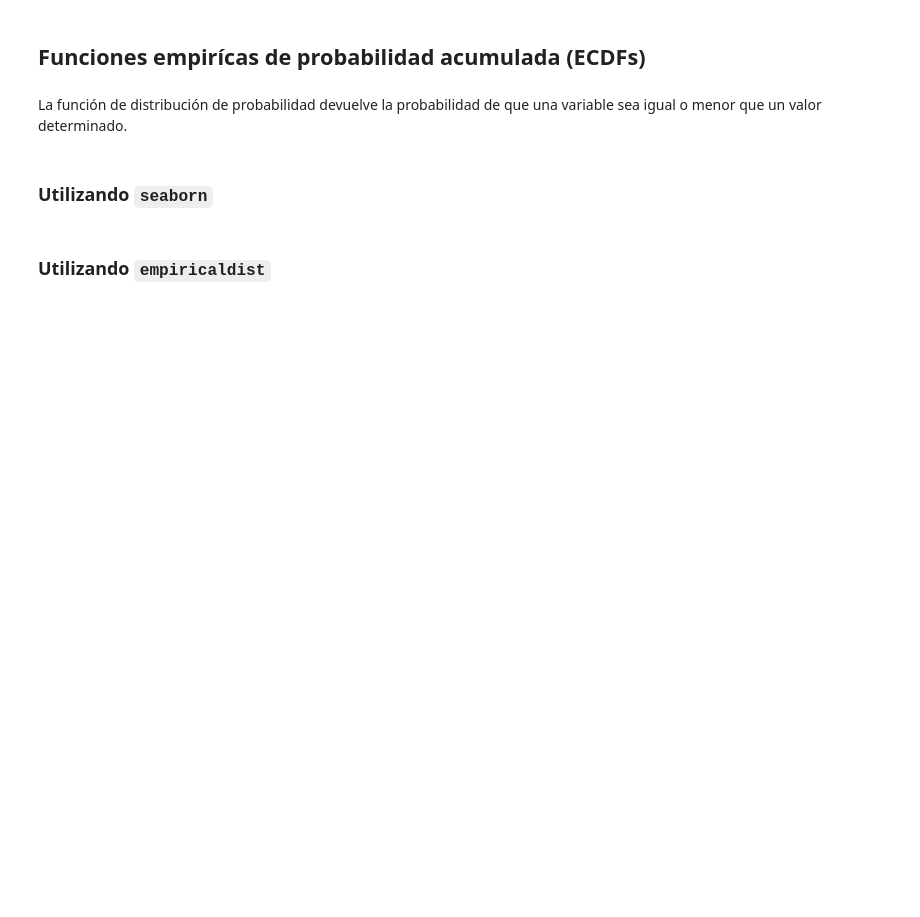
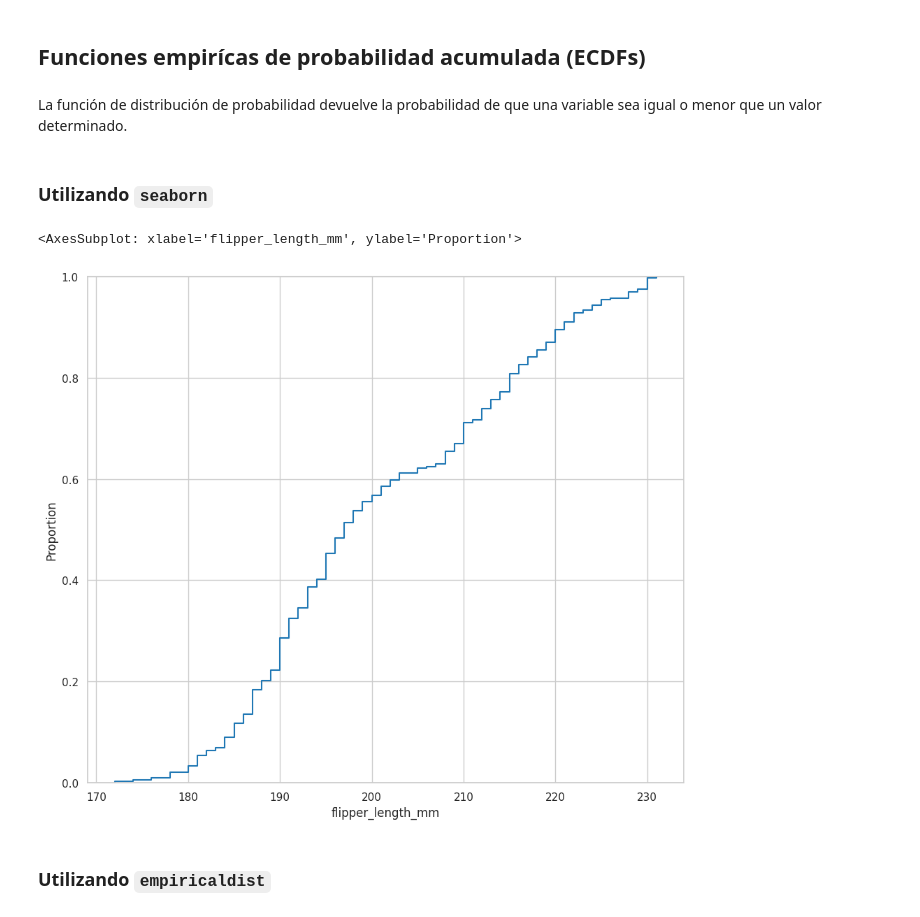
Before and after one commit to jariel17/curso-analisis-exploratorio-de-datos, a Jupyter notebook: 01-conociendo-nuestros-datos.ipynb, the cells around one changed output. Cells and saved outputs as stored; diff of their text form; code cells hidden in the pictures; blank space fills up the shorter version.

```diff
--- a/01-conociendo-nuestros-datos.ipynb
+++ b/01-conociendo-nuestros-datos.ipynb
@@ -878,5 +916,13 @@ sns.histplot (
 La función de distribución de probabilidad devuelve la probabilidad de que una variable sea igual o menor que un valor determinado.
 # %% [markdown]
 ### Utilizando `seaborn`
+# %%
+sns.ecdfplot(
+    data = processed_penguins_df,
+    x='flipper_length_mm'
+)
+# %% [output]
+<AxesSubplot: xlabel='flipper_length_mm', ylabel='Proportion'>
+[figure, added]
 # %% [markdown]
 ### Utilizando `empiricaldist`
```
Also changed, not shown: parts of 14 cells of this notebook.
